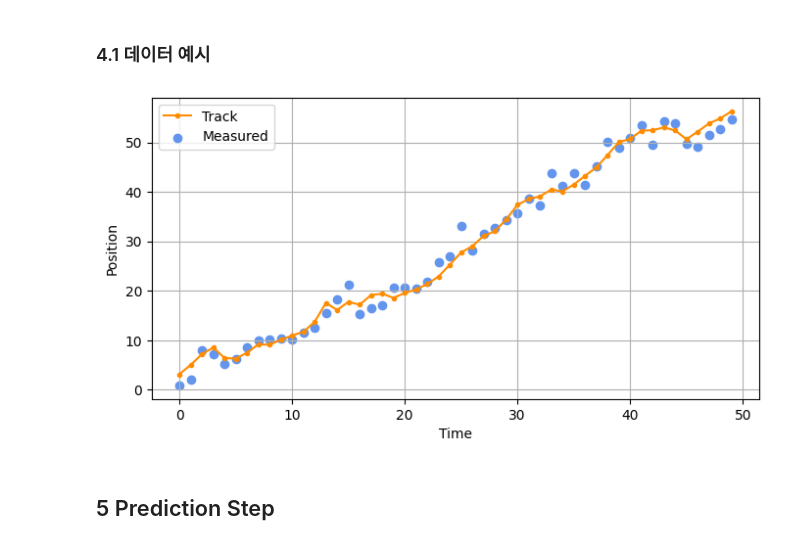
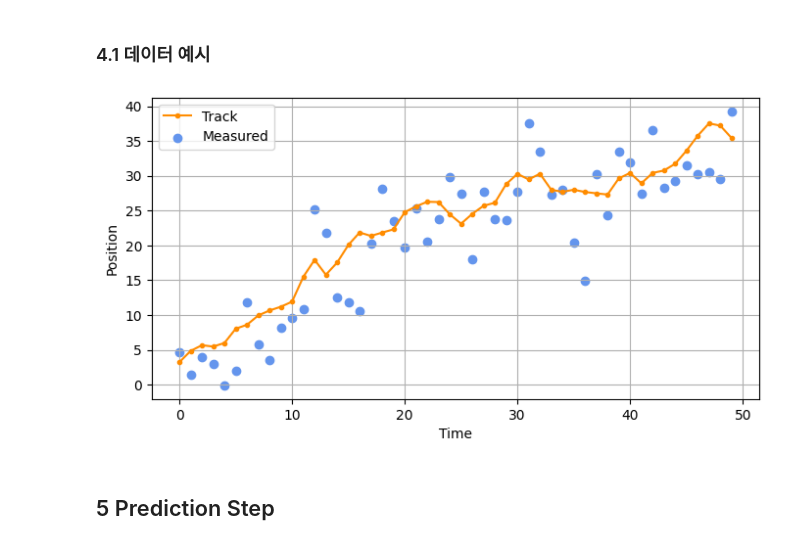
Before and after one commit to Fitree/Kalman-and-Bayesian-Filters-in-Python, a Jupyter notebook: study/ch6.ipynb, the cells around one changed output. Drawn from its saved outputs; the diff is of its cells as text; code cells hidden in the pictures.

```diff
--- a/study/ch6.ipynb
+++ b/study/ch6.ipynb
@@ -135,18 +135,18 @@ def compute_dog_data(z_var, process_var, count=1, dt=1.):
 ### 4.1 데이터 예시
 # %%
 t = np.arange(50)
-trk, zs = compute_dog_data(3, 1.5, 50, 1)
+trk, zs = compute_dog_data(30, 1.5, 50, 1)
 
 fig, ax = plt.subplots(figsize=(8, 4))
 ax.scatter(t, zs, c="cornflowerblue", label="Measured")
 ax.plot(t, trk, ".-", c="darkorange", label="Track")
 ax.set_xlabel("Time")
 ax.set_ylabel("Position")
 ax.grid()
 ax.legend()
 plt.show()
 # %% [output]
-[figure, old version]
+[figure, new version]
 # %% [markdown]
 ## 5 Prediction Step
 # %% [markdown]
```
Also changed, not shown: parts of 6 cells of this notebook.
